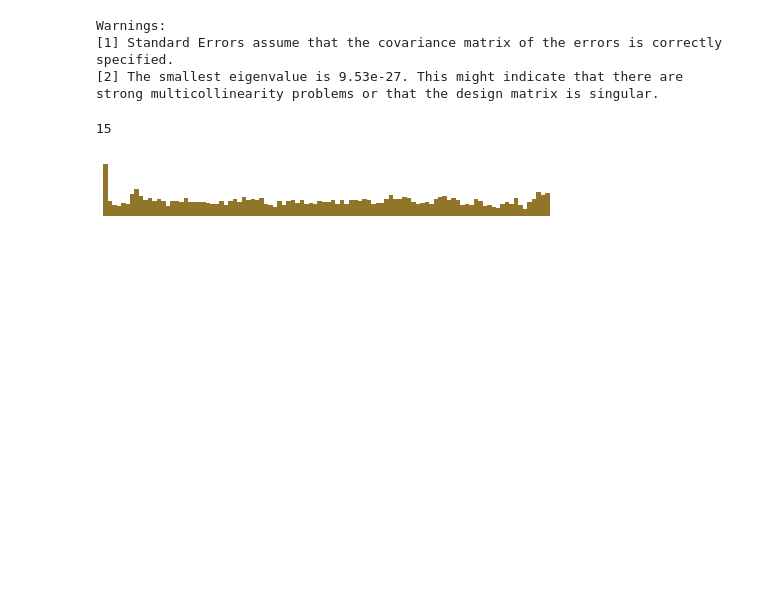
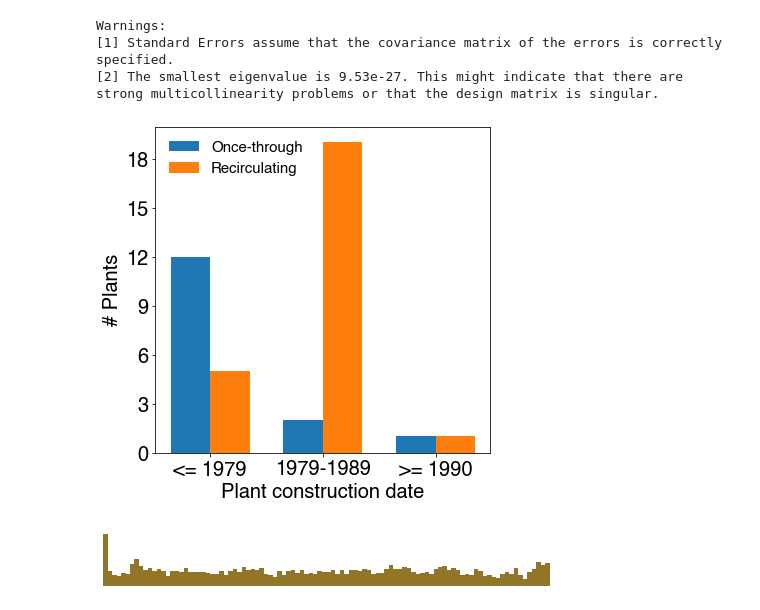
Before and after one commit to ecoffel/grad-research, a Jupyter notebook: 2019-electricity/el_plant_bootstrap_temp_runoff_curves.ipynb, the cells around one changed output. Drawn from its saved outputs; the diff is of its cells as text; code cells hidden in the pictures; blank space fills up the shorter version.

```diff
--- a/2019-electricity/el_plant_bootstrap_temp_runoff_curves.ipynb
+++ b/2019-electricity/el_plant_bootstrap_temp_runoff_curves.ipynb
@@ -155,7 +158,39 @@ for i in np.unique(plantIds):
-# %%
-n
-# %% [output]
-15
+# %%
+cooling70 = pcooling[page==1970]
+coolingOT70 = len(cooling70[cooling70==0])
+coolingRC70 = len(cooling70[cooling70==1])
+
+cooling80 = pcooling[page==1980]
+coolingOT80 = len(cooling80[cooling80==0])
+coolingRC80 = len(cooling80[cooling80==1])
+
+cooling90 = pcooling[page==1990]
+coolingOT90 = len(cooling90[cooling90==0])
+coolingRC90 = len(cooling90[cooling90==1])
+# %%
+
+coolingLabels = ['<= 1979', '1979-1989', '>= 1990']
+coolingOT = [coolingOT70, coolingOT80, coolingOT90]
+coolingRC = [coolingRC70, coolingRC80, coolingRC90]
+
+width = 0.35
+x = np.arange(len(coolingLabels))
+
+plt.figure(figsize=(6,6))
+plt.bar(x-width/2, coolingOT, width, label='Once-through')
+plt.bar(x+width/2, coolingRC, width, label='Recirculating')
+plt.xlabel('Plant construction date', fontsize=20)
+plt.ylabel('# Plants', fontsize=20)
+plt.yticks(np.arange(0, 19, 3), fontsize=20)
+plt.xticks(x, fontsize=20)
+plt.gca().set_xticklabels(coolingLabels)
+leg = plt.legend(prop = {'size':15, 'family':'Helvetica'}, loc = 'upper left')
+leg.get_frame().set_linewidth(0.0)
+
+if plotFigs:
+    plt.savefig('plant-age-cooling-dist.png', format='png', dpi=500, bbox_inches = 'tight', pad_inches = 0.01, transparent=True)
+# %% [output]
+[figure, added]
 # %%
 snsColors = sns.color_palette(["#3498db", "#e74c3c"])
 
```
Also changed, not shown: parts of 5 cells of this notebook, 8 other files.
